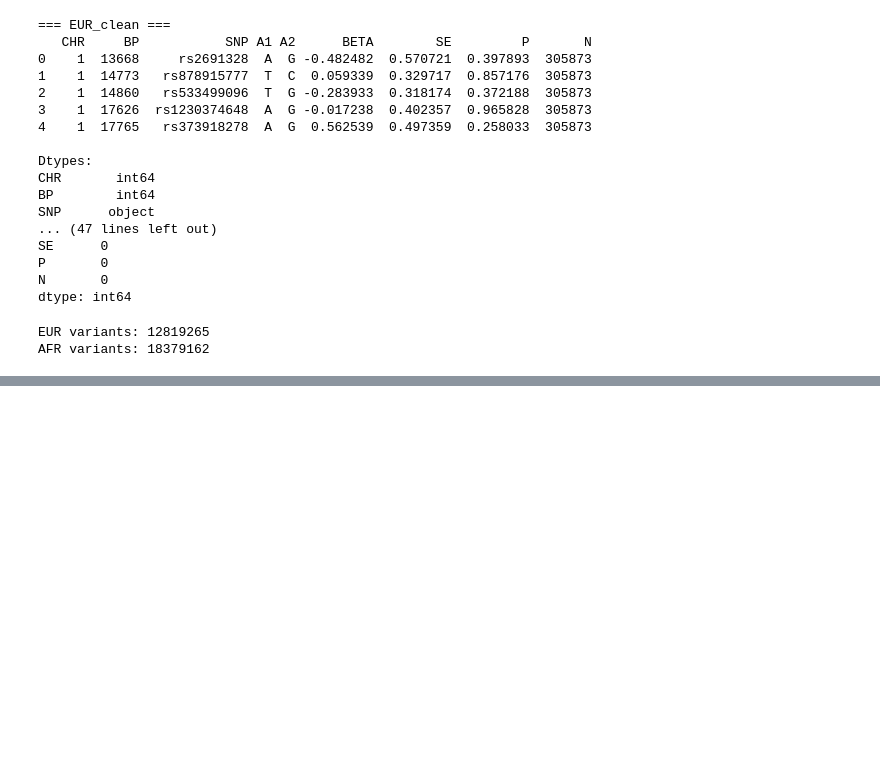
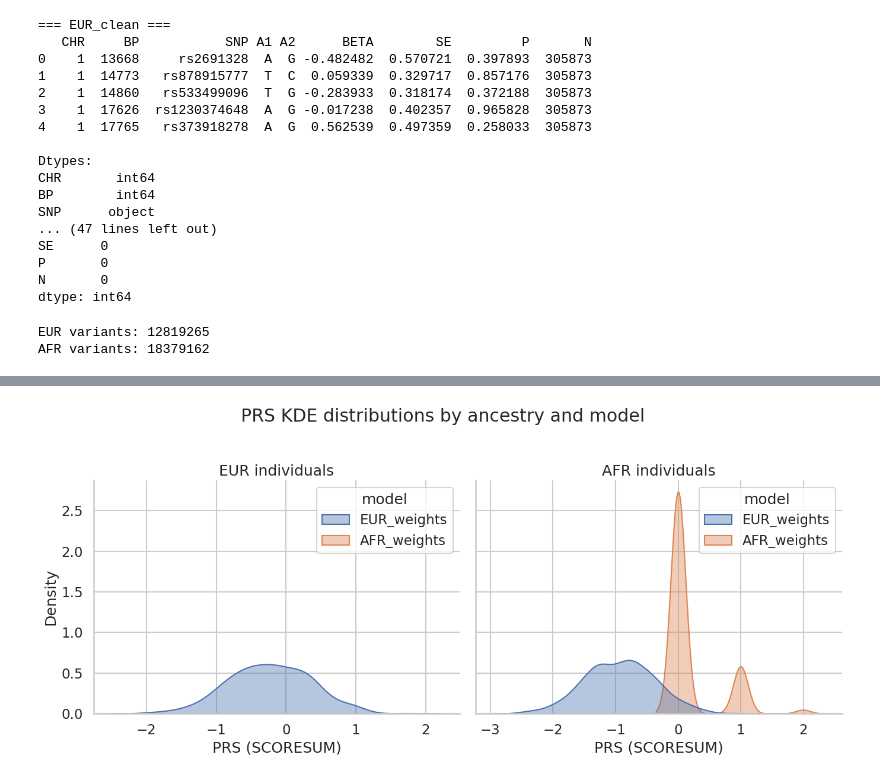
Before and after one commit to MAlam1802/begining-bioinformatics, a Jupyter notebook: Cross_Ancestry_PRS.ipynb, the cells around one changed output, grey strips where cells are left out. Saved outputs shown, nothing was run; the diff lists cells and outputs as text; code cells hidden in the pictures; blank space fills up the shorter version.

```diff
--- a/Cross_Ancestry_PRS.ipynb
+++ b/Cross_Ancestry_PRS.ipynb
@@ -244,0 +318,23 @@ AFR variants: 18379162
+# %%
+fig, axes = plt.subplots(1, 2, figsize=(14, 6), sharey=True)
+
+for ax, anc in zip(axes, ["EUR", "AFR"]):
+    subset = prs_long[prs_long["ancestry"] == anc]
+    sns.kdeplot(
+        data=subset,
+        x="PRS",
+        hue="model",
+        fill=True,
+        common_norm=False,
+        alpha=0.4,
+        ax=ax
+    )
+    ax.set_title(f"{anc} individuals")
+    ax.set_xlabel("PRS (SCORESUM)")
+    ax.set_ylabel("Density")
+
+plt.suptitle("PRS KDE distributions by ancestry and model", y=1.02)
+plt.tight_layout()
+plt.show()
+# %% [output]
+[figure, added]
```
Also changed, not shown: parts of 6 cells of this notebook.
